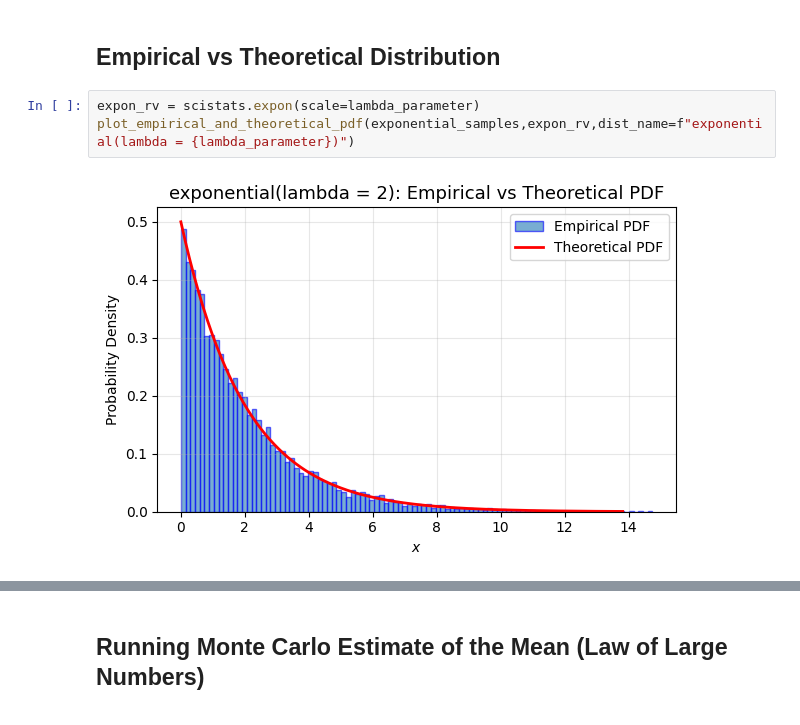
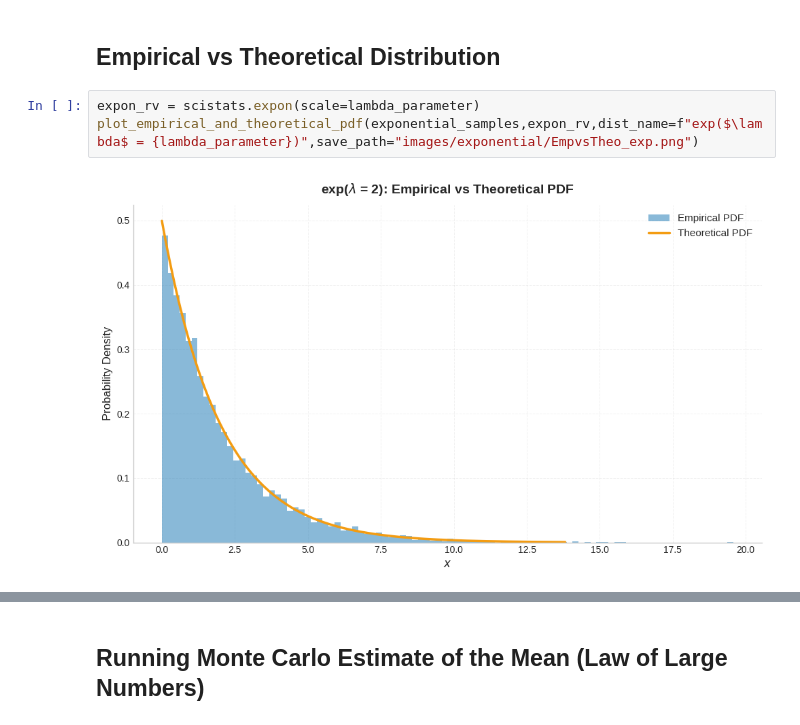
Before and after one commit to SaiSampathKedari/MonteCarlo-Statistical-Methods, a Jupyter notebook: notebooks/exponential.ipynb, the cells around one changed output, grey strips where cells are left out. Drawn from its saved outputs; the diff is of its cells as text.

```diff
--- a/notebooks/exponential.ipynb
+++ b/notebooks/exponential.ipynb
@@ -21,7 +21,7 @@ visualize_samples(exponential_samples, "Exponential($\lambda$ = 2)")
 # %% [markdown]
 ## Empirical vs Theoretical Distribution
-# %%
-expon_rv = scistats.expon(scale=lambda_parameter)
-plot_empirical_and_theoretical_pdf(exponential_samples,expon_rv,dist_name=f"exponential(lambda = {lambda_parameter})")
-# %% [output]
-[figure, removed]
+# %%
+expon_rv = scistats.expon(scale=lambda_parameter)
+plot_empirical_and_theoretical_pdf(exponential_samples,expon_rv,dist_name=f"exp($\lambda$ = {lambda_parameter})",save_path="images/exponential/EmpvsTheo_exp.png")
+# %% [output]
+[figure, added]
```
Also changed, not shown: parts of 6 cells of this notebook, 4 other files.
